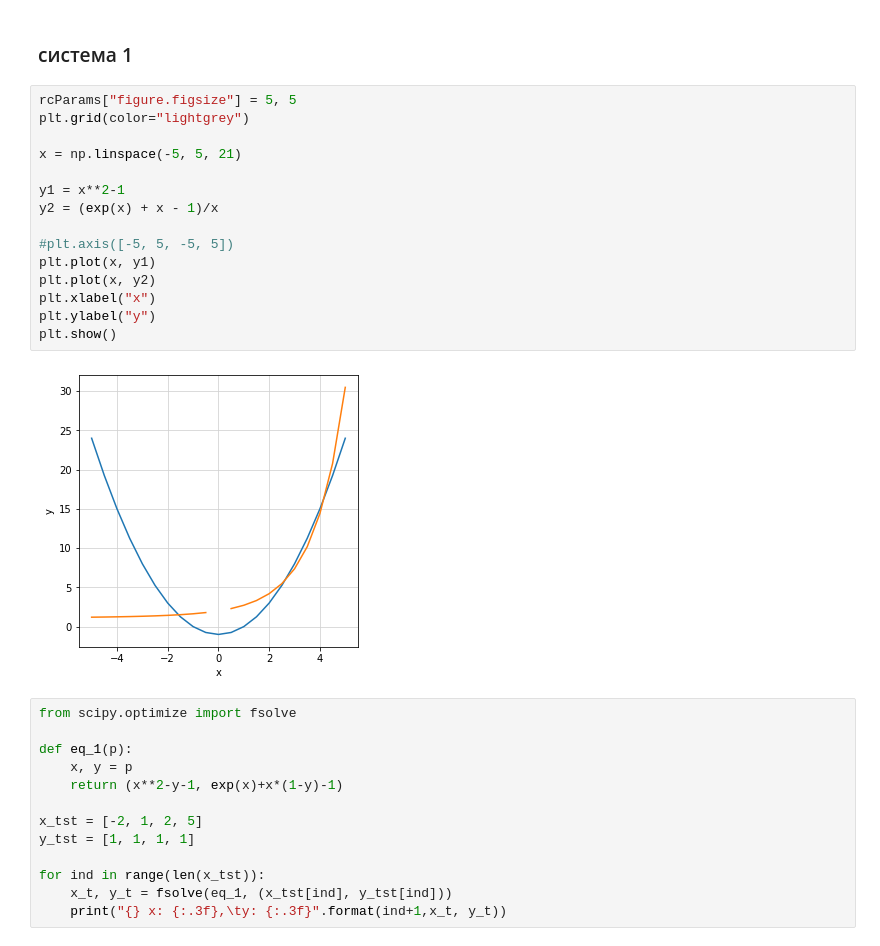
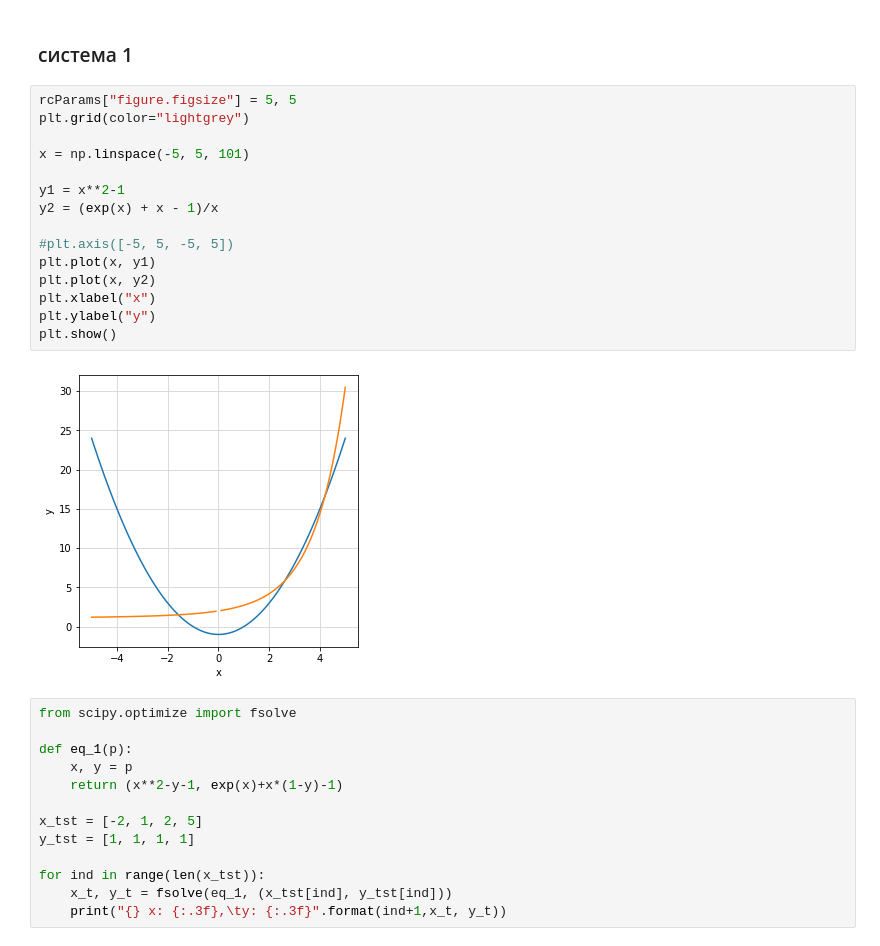
Before and after one commit to VitalyGladyshev/Math_Ess, a Jupyter notebook: ДЗ_03_ГладышевВВ.ipynb, the cells around one changed output. Saved outputs shown, nothing was run; the diff lists cells and outputs as text.

```diff
--- a/ДЗ_03_ГладышевВВ.ipynb
+++ b/ДЗ_03_ГладышевВВ.ipynb
@@ -323,20 +342,20 @@ plt.show()
 # %%
 rcParams["figure.figsize"] = 5, 5
 plt.grid(color="lightgrey")
 
-x = np.linspace(-5, 5, 21)
+x = np.linspace(-5, 5, 101)
 
 y1 = x**2-1
 y2 = (exp(x) + x - 1)/x
 
 #plt.axis([-5, 5, -5, 5])
 plt.plot(x, y1)
 plt.plot(x, y2)
 plt.xlabel("x")
 plt.ylabel("y")
 plt.show()
 # %% [output]
-[figure, old version]
+[figure, new version]
 # %%
 from scipy.optimize import fsolve
 
```
Also changed, not shown: parts of 6 cells of this notebook.
